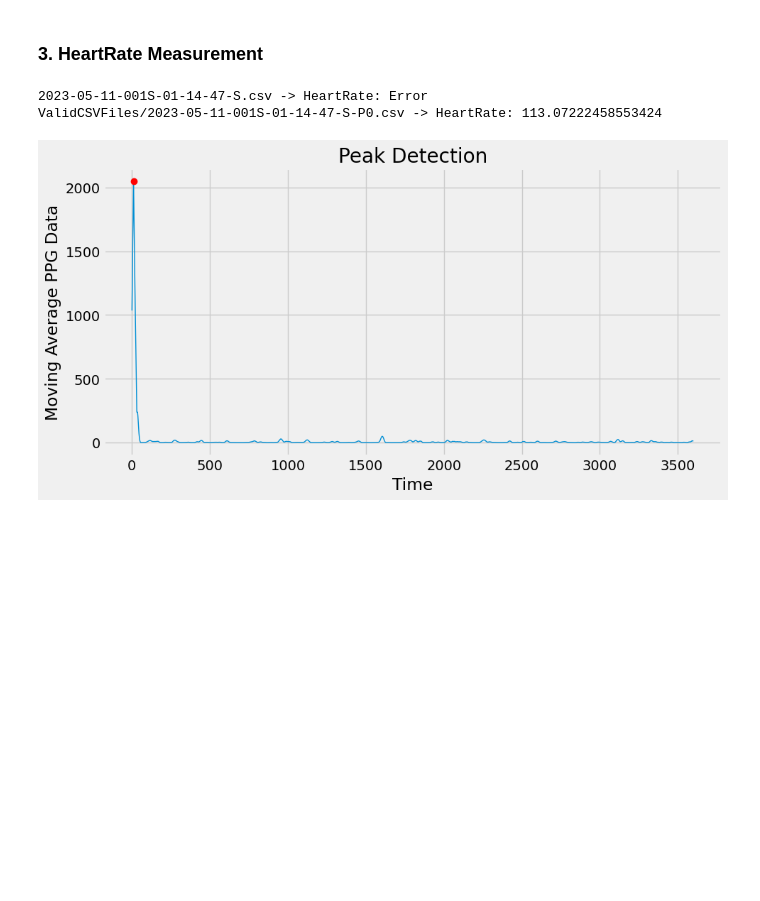
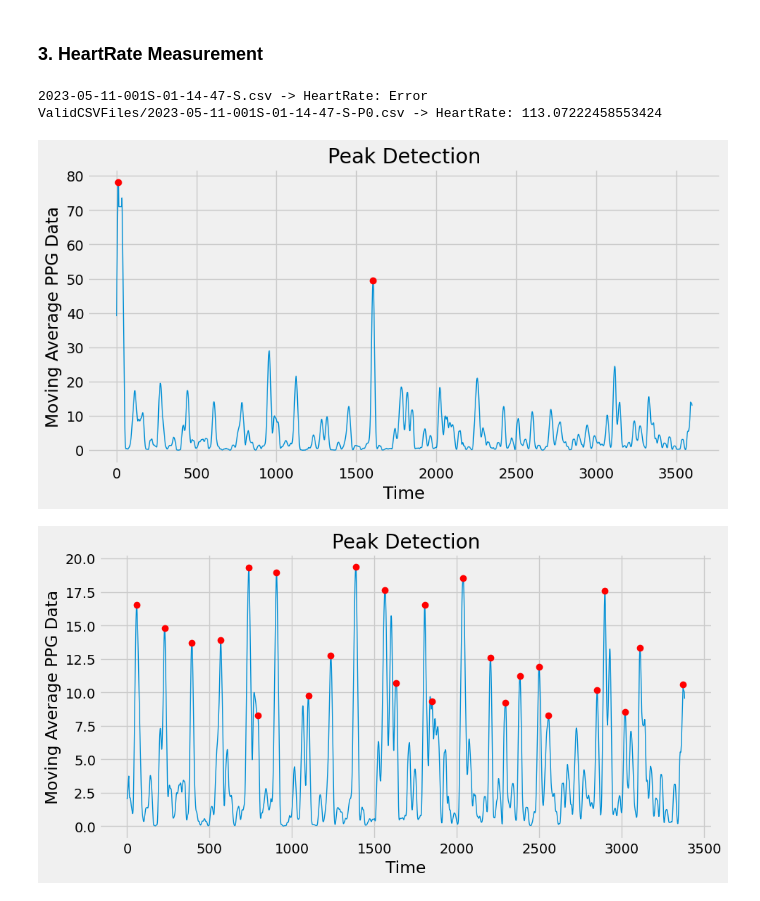
Before and after one commit to vyasdeep668/VitalTracer, a Jupyter notebook: 3_HR_Detection_Algorithm/VTDataAnalysis(new signals)/2023-05-11-001S-01-14-47-S/PPGDataAnalysis(2023-05-11-001S-01-14-47-S).ipynb, the cells around one changed output. Saved outputs shown, nothing was run; the diff lists cells and outputs as text; code cells hidden in the pictures; blank space fills up the shorter version.

```diff
--- a/3_HR_Detection_Algorithm/VTDataAnalysis(new signals)/2023-05-11-001S-01-14-47-S/PPGDataAnalysis(2023-05-11-001S-01-14-47-S).ipynb
+++ b/3_HR_Detection_Algorithm/VTDataAnalysis(new signals)/2023-05-11-001S-01-14-47-S/PPGDataAnalysis(2023-05-11-001S-01-14-47-S).ipynb
@@ -444,16 +444,17 @@ def measureHeartRate(ppg_data_csv_file_path, plot_save = False, no_skip_rows=0):
 
     ### Step4: Removing Abnormalities
     #----------------------------------------------
-    ppg_data_mean = np.mean(ppg_data[channel])
-    ppg_data_std = np.std(ppg_data[channel])
+    for i in range(2):
+        ppg_data_mean = np.mean(ppg_data[channel])
+        ppg_data_std = np.std(ppg_data[channel])
 
-    # print(ppg_data_mean)
-    # print(ppg_data_std)
+        # print(ppg_data_mean)
+        # print(ppg_data_std)
 
-    threshold = ppg_data_mean + 2 * ppg_data_std  # set the threshold as 2 times the standard deviation above the mean
-    # print(threshold)
+        threshold = ppg_data_mean + 2 * ppg_data_std  # set the threshold as 2 times the standard deviation above the mean
+        # print(threshold)
 
-    ppg_data[channel] = ppg_data[channel].apply(lambda x: x if abs(x) <= threshold else threshold)
+        ppg_data[channel] = ppg_data[channel].apply(lambda x: x if abs(x) <= threshold else threshold)
 
     ### Step5: Square the differentiated  signal.
     #----------------------------------------------
@@ -527,32 +528,33 @@ def measureHeartRate(ppg_data_csv_file_path, plot_save = False, no_skip_rows=0):
 
     TOTAL_PEAKS_DETECTED = len(ppg_peaks_refined)
     # print("TOTAL_PEAKS_DETECTED = ", TOTAL_PEAKS_DETECTED)
 
     if (TOTAL_PEAKS_DETECTED < MIN_NO_OF_PEAKS_THRESHOLD) or (TOTAL_PEAKS_DETECTED > MAX_NO_OF_PEAKS_THRESHOLD)  or (max_samples < 400):
         return "Error"
         # print("Heart rate for file sample_ppg.csv: Error")
     else:
         # Compute the inter-beat interval (IBI) and heart rate (HR) from the peak locations
         ibi = np.diff(ppg_peaks_refined) / fs  # IBI in seconds
         hr = 60 / ibi  # HR in bpm
 
         mean_hr = np.mean(hr)
         # Output the heart rate measurement
         return mean_hr
         # print("Heart rate for file sample_ppg.csv:", np.mean(hr), "bpm")
 
 #Measure Heart Rate For Raw CSV File.
 hr = measureHeartRate(CSV_FILE_PATH, plot_save = True, no_skip_rows=15)
 print(f"{CSV_FILE_PATH} -> HeartRate: {hr}")
 # Measaure Heart Rate For All Valid CSV Files
 for valid_csv_file in valid_csv_files:
     try:
-        hr = measureHeartRate(valid_csv_file)
+        hr = measureHeartRate(valid_csv_file, plot_save=True)
     except:
         hr = "Error"
     print(f"{valid_csv_file} -> HeartRate: {hr}")
 # print("HeartRate: ", measureHeartRate('2023-05-10-001S-22-05-32-S.csv'))
 # %% [output]
 2023-05-11-001S-01-14-47-S.csv -> HeartRate: Error
 ValidCSVFiles/2023-05-11-001S-01-14-47-S-P0.csv -> HeartRate: 113.07222458553424
-[figure, old version]
+[figure, new version]
+[figure, added]
```
Also changed, not shown: 46 other files.
